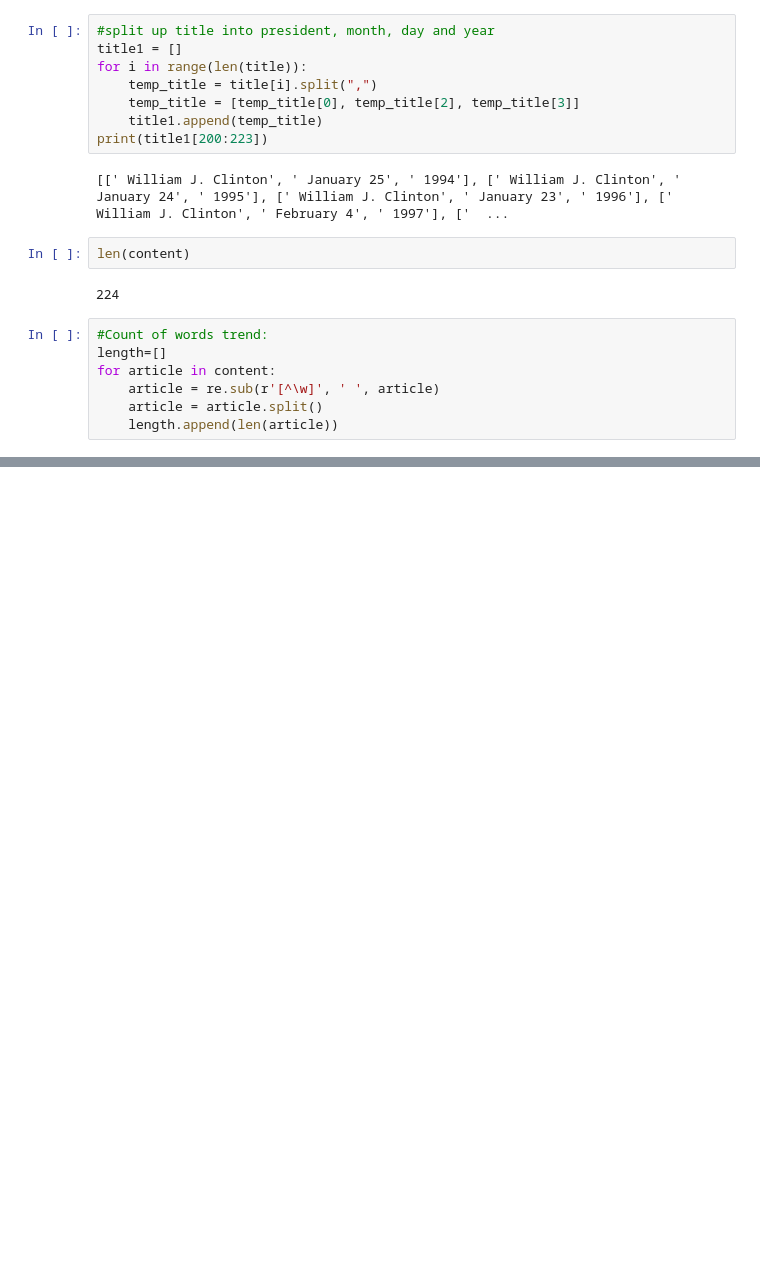
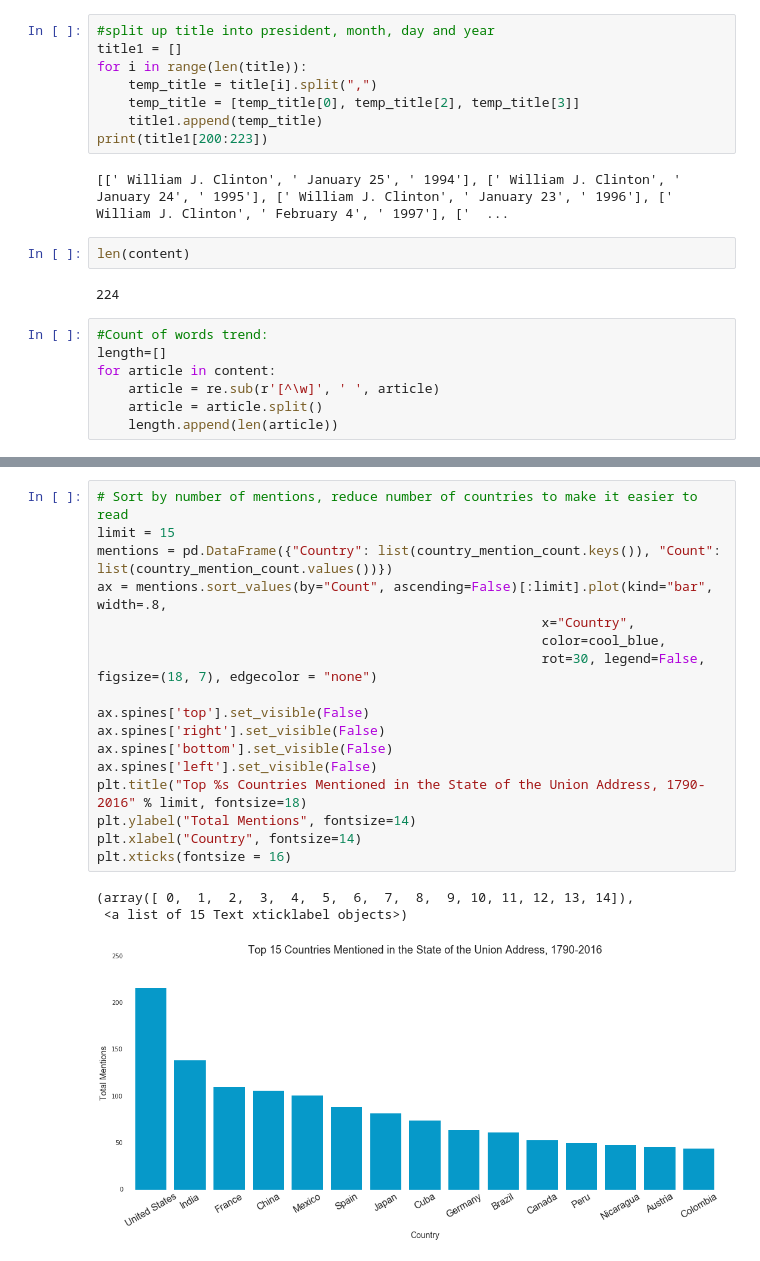
Before and after one commit to jsafyan/edav-project-4, a Jupyter notebook: time_countries.ipynb, the cells around one changed output, grey strips where cells are left out. Drawn from its saved outputs; the diff is of its cells as text; blank space fills up the shorter version.

```diff
--- a/time_countries.ipynb
+++ b/time_countries.ipynb
@@ -124,0 +166,21 @@ plt.show()
+# %%
+# Sort by number of mentions, reduce number of countries to make it easier to read
+limit = 15
+mentions = pd.DataFrame({"Country": list(country_mention_count.keys()), "Count": list(country_mention_count.values())})
+ax = mentions.sort_values(by="Count", ascending=False)[:limit].plot(kind="bar", width=.8,
+                                                         x="Country",
+                                                         color=cool_blue,
+                                                         rot=30, legend=False, figsize=(18, 7), edgecolor = "none")
+
+ax.spines['top'].set_visible(False)
+ax.spines['right'].set_visible(False)
+ax.spines['bottom'].set_visible(False)
+ax.spines['left'].set_visible(False)
+plt.title("Top %s Countries Mentioned in the State of the Union Address, 1790-2016" % limit, fontsize=18)
+plt.ylabel("Total Mentions", fontsize=14)
+plt.xlabel("Country", fontsize=14)
+plt.xticks(fontsize = 16)
+# %% [output]
+(array([ 0,  1,  2,  3,  4,  5,  6,  7,  8,  9, 10, 11, 12, 13, 14]),
+ <a list of 15 Text xticklabel objects>)
+[figure, added]
```
Also changed, not shown: parts of 9 cells of this notebook, 1 other file.
